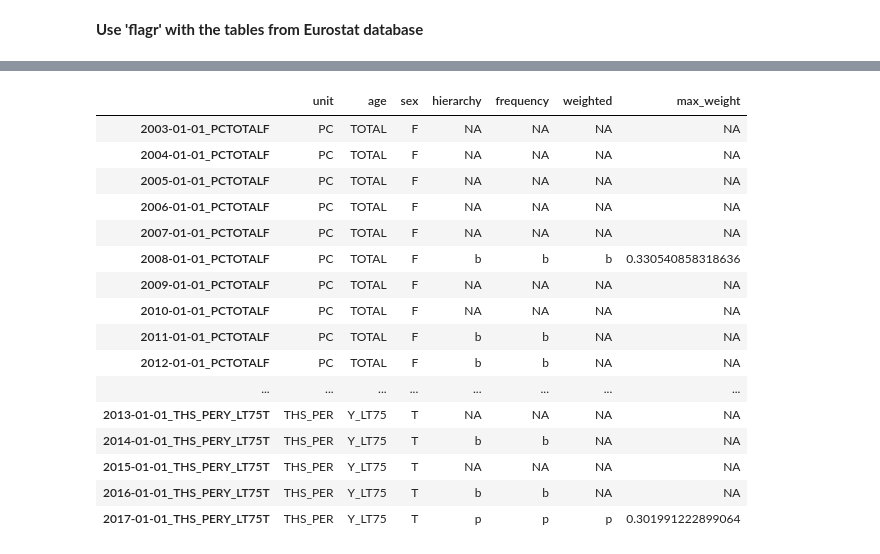
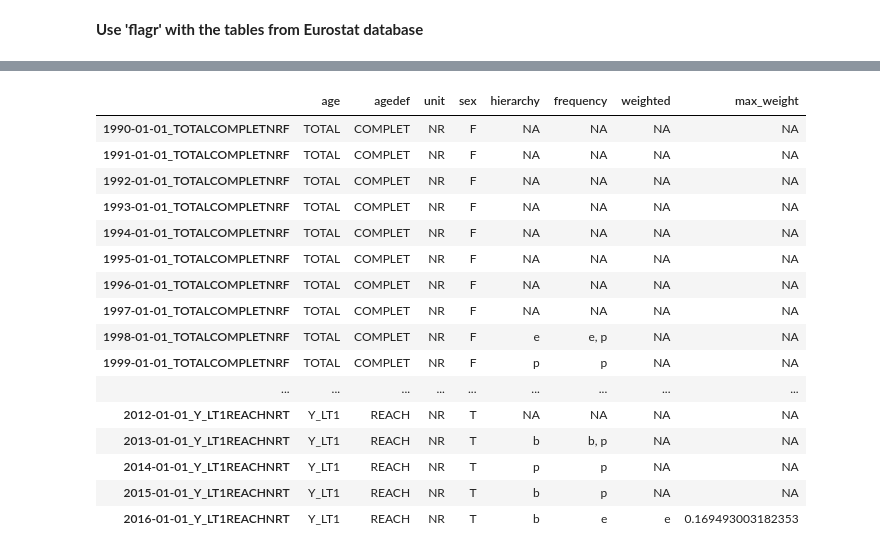
Before and after one commit to eurostat/PRost, a Jupyter notebook: notebooks/eurostat_flagr_test.ipynb, the cells around one changed output, grey strips where cells are left out. Cells and saved outputs as stored; diff of their text form; code cells hidden in the pictures.

```diff
--- a/notebooks/eurostat_flagr_test.ipynb
+++ b/notebooks/eurostat_flagr_test.ipynb
@@ -124,7 +126,9 @@ $`2015-01-01`[[2]]
 # %% [markdown]
 **Use 'flagr' with the tables from Eurostat database**
 # %%
-tbl_name="ilc_peps01"
+tbl_names<-c("ilc_peps01","demo_pjan","migr_emi2")
+tbl_name<-tbl_names[3]
+
 data<-get_eurostat(tbl_name,keepFlags=T)
 data<-data[data$geo %in% eu_countries$code,]
 cn<-ncol(data)
@@ -133,21 +137,21 @@ bdown<-unique(data$id)
 cnames<-colnames(data[,c(1:(cn-4))])
 
 add_flag<-function(cond){
-    ss<-data[data$id==cond,c((cn-3):(cn))]
-    flags <- spread(ss[, c(1:3)], key = time, value = flags)
-    hierarchy_flag<-propagate_flag(flags[, c(2:ncol(flags))],"hierarchy","estat")
-    frequency_flag<-propagate_flag(flags[, c(2:ncol(flags))],"frequency")
-    flags<-flags[, c(2:ncol(flags))]
-    weights <- spread(ss[, c(1, 3:4)], key = time, value = values)
-    weights<-weights[, c(2:ncol(weights))]
-    weighted_flag<-propagate_flag(flags,"weighted",flag_weights=weights,threshold=0.1)
-    out<-cbind(unique(data[data$id==cond,c(1:(cn-4))]),
-               data.frame(unlist(hierarchy_flag)),
-               data.frame(unlist(frequency_flag)),
-               t(sapply(weighted_flag,unlist)))
-    colnames(out)<-c(cnames,"hierarchy","frequency","weighted","max_weight")
-    rownames(out)<-paste0(rownames(out),"_",cond)
-    out
+  ss<-data[data$id==cond,c((cn-3):(cn))]
+  flags <- spread(ss[, c(1:3)], key = time, value = flags)
+  hierarchy_flag<-propagate_flag(flags[, c(2:ncol(flags))],"hierarchy","estat")
+  frequency_flag<-propagate_flag(flags[, c(2:ncol(flags))],"frequency")
+  flags<-flags[, c(2:ncol(flags))]
+  weights <- spread(ss[, c(1, 3:4)], key = time, value = values)
+  weights<-weights[, c(2:ncol(weights))]
+  weighted_flag<-propagate_flag(flags,"weighted",flag_weights=weights,threshold=0.1)
+  out<-cbind(unique(data[data$id==cond,c(1:(cn-4))]),
+             data.frame(unlist(hierarchy_flag)),
+             t(t(sapply(frequency_flag,unlist))),
+             t(sapply(weighted_flag,unlist)))
+  colnames(out)<-c(cnames,"hierarchy","frequency","weighted","max_weight")
+  rownames(out)<-paste0(rownames(out),"_",cond)
+  out
 }
 
 do.call(rbind,lapply(bdown,add_flag))
@@ -156,17 +176,17 @@ Table ilc_peps01 cached at /tmp/Rtmp9Dmi7X/eurostat/ilc_peps01_date_code_TT.rds
-|  | unit | age | sex | hierarchy | frequency | weighted | max_weight |
-| 2003-01-01_PCTOTALF | PC | TOTAL | F | NA | NA | NA | NA |
-| 2004-01-01_PCTOTALF | PC | TOTAL | F | NA | NA | NA | NA |
-| 2005-01-01_PCTOTALF | PC | TOTAL | F | NA | NA | NA | NA |
-| 2006-01-01_PCTOTALF | PC | TOTAL | F | NA | NA | NA | NA |
-| 2007-01-01_PCTOTALF | PC | TOTAL | F | NA | NA | NA | NA |
-| 2008-01-01_PCTOTALF | PC | TOTAL | F | b | b | b | 0.330540858318636 |
-| 2009-01-01_PCTOTALF | PC | TOTAL | F | NA | NA | NA | NA |
-| 2010-01-01_PCTOTALF | PC | TOTAL | F | NA | NA | NA | NA |
-| 2011-01-01_PCTOTALF | PC | TOTAL | F | b | b | NA | NA |
-| 2012-01-01_PCTOTALF | PC | TOTAL | F | b | b | NA | NA |
-| ... | ... | ... | ... | ... | ... | ... | ... |
-| 2013-01-01_THS_PERY_LT75T | THS_PER | Y_LT75 | T | NA | NA | NA | NA |
-| 2014-01-01_THS_PERY_LT75T | THS_PER | Y_LT75 | T | b | b | NA | NA |
-| 2015-01-01_THS_PERY_LT75T | THS_PER | Y_LT75 | T | NA | NA | NA | NA |
-| 2016-01-01_THS_PERY_LT75T | THS_PER | Y_LT75 | T | b | b | NA | NA |
-| 2017-01-01_THS_PERY_LT75T | THS_PER | Y_LT75 | T | p | p | p | 0.301991222899064 |
+|  | age | agedef | unit | sex | hierarchy | frequency | weighted | max_weight |
+| 1990-01-01_TOTALCOMPLETNRF | TOTAL | COMPLET | NR | F | NA | NA | NA | NA |
+| 1991-01-01_TOTALCOMPLETNRF | TOTAL | COMPLET | NR | F | NA | NA | NA | NA |
+| 1992-01-01_TOTALCOMPLETNRF | TOTAL | COMPLET | NR | F | NA | NA | NA | NA |
+| 1993-01-01_TOTALCOMPLETNRF | TOTAL | COMPLET | NR | F | NA | NA | NA | NA |
+| 1994-01-01_TOTALCOMPLETNRF | TOTAL | COMPLET | NR | F | NA | NA | NA | NA |
+| 1995-01-01_TOTALCOMPLETNRF | TOTAL | COMPLET | NR | F | NA | NA | NA | NA |
+| 1996-01-01_TOTALCOMPLETNRF | TOTAL | COMPLET | NR | F | NA | NA | NA | NA |
+| 1997-01-01_TOTALCOMPLETNRF | TOTAL | COMPLET | NR | F | NA | NA | NA | NA |
+| 1998-01-01_TOTALCOMPLETNRF | TOTAL | COMPLET | NR | F | e | e, p | NA | NA |
+| 1999-01-01_TOTALCOMPLETNRF | TOTAL | COMPLET | NR | F | p | p | NA | NA |
+| ... | ... | ... | ... | ... | ... | ... | ... | ... |
+| 2012-01-01_Y_LT1REACHNRT | Y_LT1 | REACH | NR | T | NA | NA | NA | NA |
+| 2013-01-01_Y_LT1REACHNRT | Y_LT1 | REACH | NR | T | b | b, p | NA | NA |
+| 2014-01-01_Y_LT1REACHNRT | Y_LT1 | REACH | NR | T | p | p | NA | NA |
+| 2015-01-01_Y_LT1REACHNRT | Y_LT1 | REACH | NR | T | b | p | NA | NA |
+| 2016-01-01_Y_LT1REACHNRT | Y_LT1 | REACH | NR | T | b | e | e | 0.169493003182353 |
```
Also changed, not shown: parts of 2 cells of this notebook.
